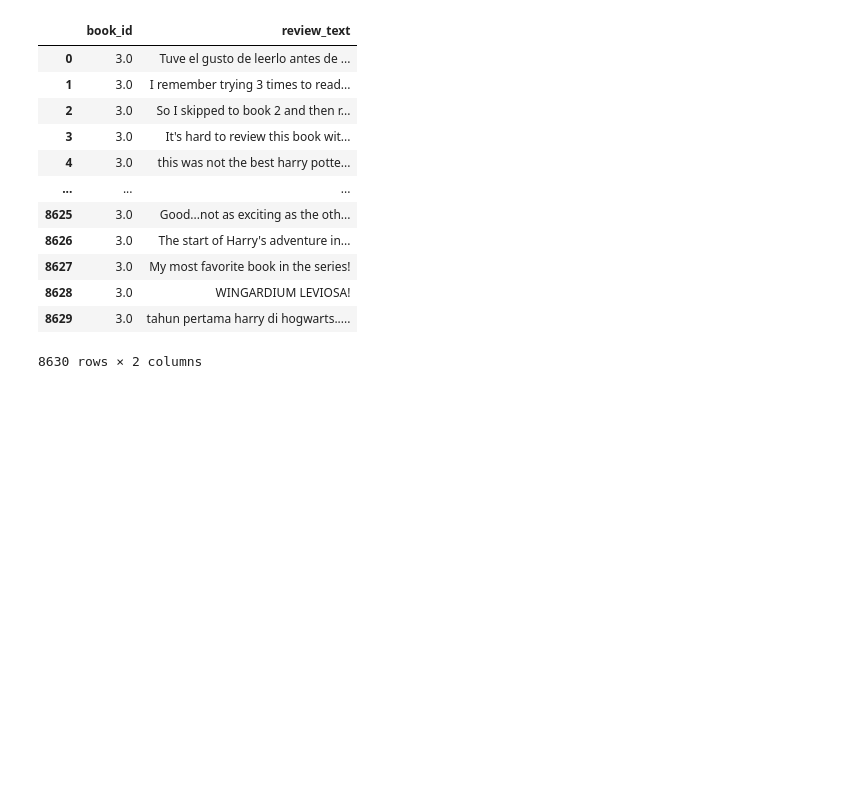
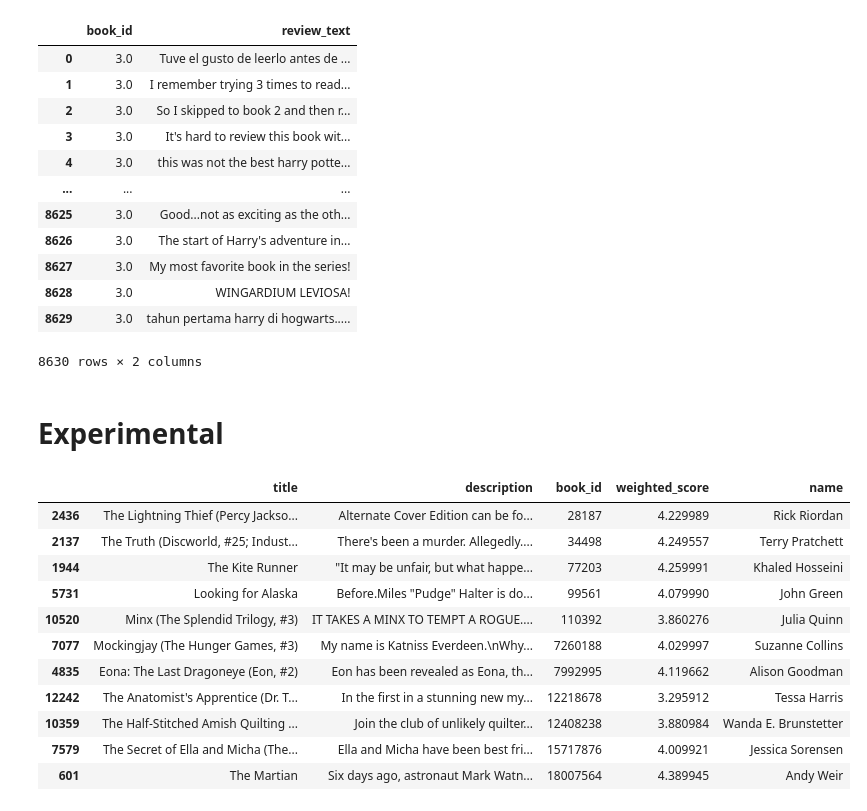
Before and after one commit to Einhard6176/3380, a Jupyter notebook: Models/Summarizer/tokenizedSentences.ipynb, the cells around one changed output. Cells and saved outputs as stored; diff of their text form; code cells hidden in the pictures; blank space fills up the shorter version.

```diff
--- a/Models/Summarizer/tokenizedSentences.ipynb
+++ b/Models/Summarizer/tokenizedSentences.ipynb
@@ -462,3 +462,5 @@ reviewsTokenized
 8630 rows × 2 columns
 # %%
 reviewsTokenized.to_csv('/media/einhard/Seagate Expansion Drive/3380_data/data/tokenized sentences/reviewsTokenized.csv')
+# %% [markdown]
+# Experimental
@@ -464,0 +492,17 @@ reviewsTokenized.to_csv('/media/einhard/Seagate Expansion Drive/3380_data/data/t
+# %%
+# Experimental
+def findSemanticallySimilarReviews(query,reviews, books, sentence_array,  n_books):
+    # Create vector from query and compare with global embedding
+    sentence = [query]
+    sentence_vector = np.array(embed(sentence))
+    inner_product = np.inner(sentence_vector, sentence_array)[0]
+
+    # Find sentences with highest inner products
+    top_n_sentences = pd.Series(inner_product).nlargest(n_books+1)
+    top_n_indices = top_n_sentences.index.tolist()
+    review_index = reviews.iloc[top_n_indices].index
+
+    books_beta = books[books.book_id.isin(reviews.iloc[review_index].book_id)].sort_values('book_id')
+    reviews_beta = reviews.iloc[review_index].sort_values('book_id')
+
+    return books_beta, reviews_beta
@@ -464,0 +511,21 @@ reviewsTokenized.to_csv('/media/einhard/Seagate Expansion Drive/3380_data/data/t
+# %%
+books_, reviews_ = findSemanticallySimilarReviews(query='Charlemagne',
+                                               reviews=reviewsAll,
+                                               books=books,
+                                               n_books=10,
+                                               sentence_array=reviews_array)
+# %%
+books_
+# %% [output]
+|  | title | description | book_id | weighted_score | name |
+| 2436 | The Lightning Thief (Percy Jackso... | Alternate Cover Edition can be fo... | 28187 | 4.229989 | Rick Riordan |
+| 2137 | The Truth (Discworld, #25; Indust... | There's been a murder. Allegedly.... | 34498 | 4.249557 | Terry Pratchett |
+| 1944 | The Kite Runner | "It may be unfair, but what happe... | 77203 | 4.259991 | Khaled Hosseini |
+| 5731 | Looking for Alaska | Before.Miles "Pudge" Halter is do... | 99561 | 4.079990 | John Green |
+| 10520 | Minx (The Splendid Trilogy, #3) | IT TAKES A MINX TO TEMPT A ROGUE.... | 110392 | 3.860276 | Julia Quinn |
+| 7077 | Mockingjay (The Hunger Games, #3) | My name is Katniss Everdeen.\nWhy... | 7260188 | 4.029997 | Suzanne Collins |
+| 4835 | Eona: The Last Dragoneye (Eon, #2) | Eon has been revealed as Eona, th... | 7992995 | 4.119662 | Alison Goodman |
+| 12242 | The Anatomist's Apprentice (Dr. T... | In the first in a stunning new my... | 12218678 | 3.295912 | Tessa Harris |
+| 10359 | The Half-Stitched Amish Quilting ... | Join the club of unlikely quilter... | 12408238 | 3.880984 | Wanda E. Brunstetter |
+| 7579 | The Secret of Ella and Micha (The... | Ella and Micha have been best fri... | 15717876 | 4.009921 | Jessica Sorensen |
+| 601 | The Martian | Six days ago, astronaut Mark Watn... | 18007564 | 4.389945 | Andy Weir |
```
Also changed, not shown: parts of 8 cells of this notebook, 2 other files.
